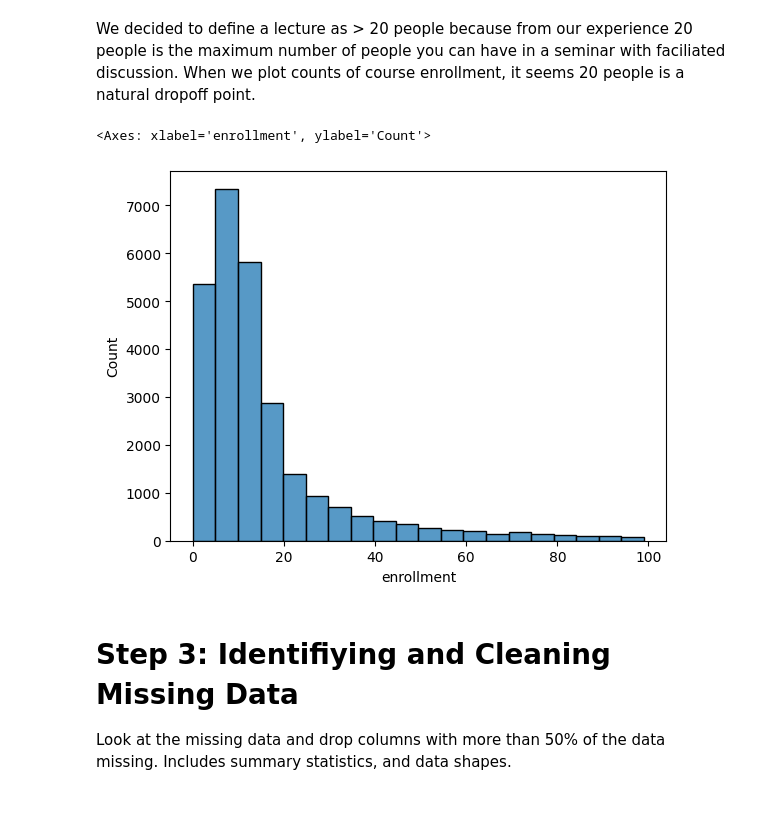
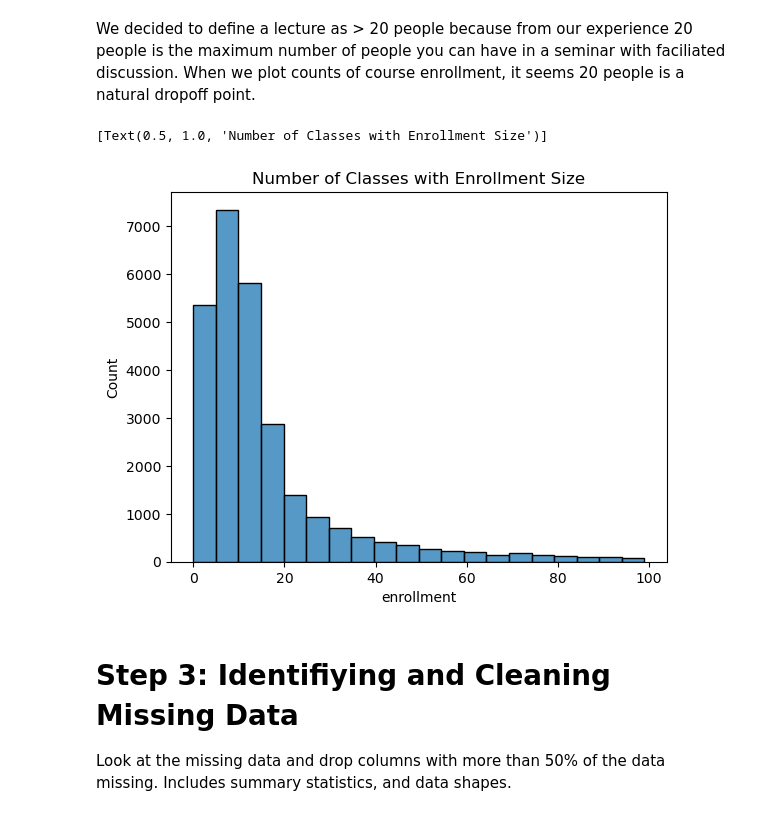
Before and after one commit to MattHAndrews/cs109a_final_project, a Jupyter notebook: Project.ipynb, the cells around one changed output. Cells and saved outputs as stored; diff of their text form; code cells hidden in the pictures.

```diff
--- a/Project.ipynb
+++ b/Project.ipynb
@@ -106,11 +106,11 @@ We decided to define a lecture as > 20 people because from our experience 20 peo
 # %%
 threshold = 20
 df_copy['course_type'] = df_copy['enrollment'].apply(lambda x: 'seminar' if x <= threshold else 'lecture')
 
-sns.histplot(data=df_copy[df_copy["enrollment"] < 100], x="enrollment", bins=20)
+sns.histplot(data=df_copy[df_copy["enrollment"] < 100], x="enrollment", bins=20).set(title = "Number of Classes with Enrollment Size")
 # %% [output]
-<Axes: xlabel='enrollment', ylabel='Count'>
+[Text(0.5, 1.0, 'Number of Classes with Enrollment Size')]
-[figure, old version]
+[figure, new version]
 # %% [markdown]
 # Step 3: Identifiying and Cleaning Missing Data <a class="anchor" id="clean"></a>
 Look at the missing data and drop columns with more than 50% of the data missing. Includes summary statistics, and data shapes.
```
Also changed, not shown: parts of 23 cells of this notebook.
